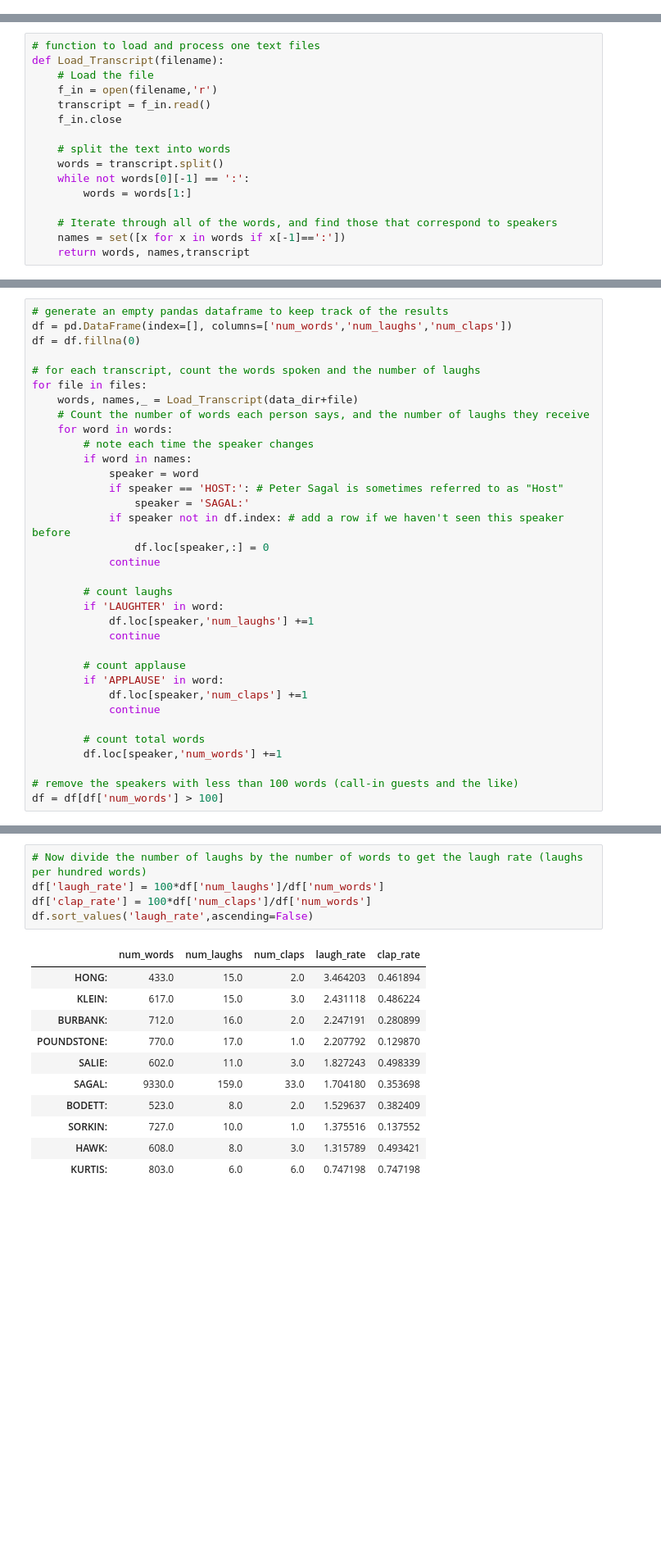
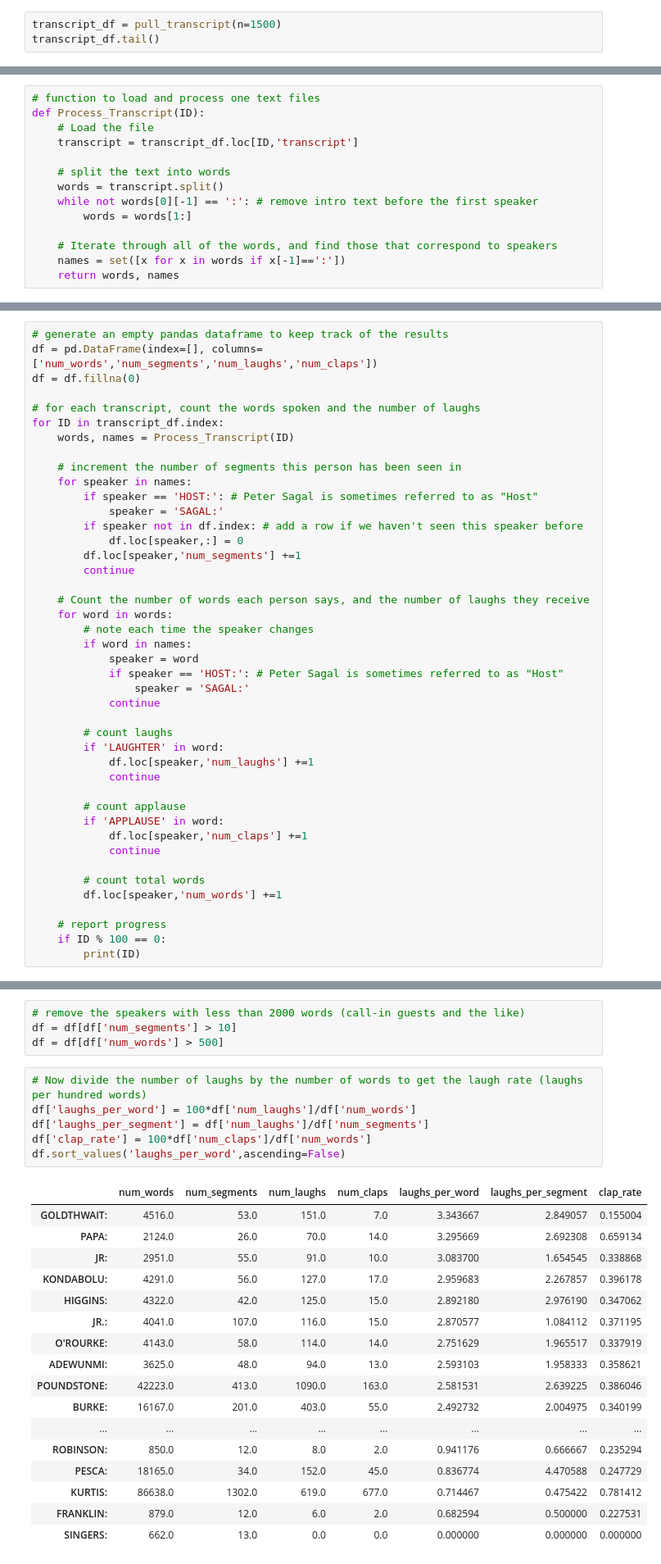
Before and after one commit to coraames/WaitWait, a Jupyter notebook: Wait Wait, Don't Analyze Me!.ipynb, the cells around one changed output, grey strips where cells are left out. Shown: that part at 82% size. Saved outputs shown, nothing was run; the diff lists cells and outputs as text; blank space fills up the shorter version.

```diff
--- a/Wait Wait, Don't Analyze Me!.ipynb
+++ b/Wait Wait, Don't Analyze Me!.ipynb
@@ -30,0 +50,3 @@ plt.rc('font', **font)
+# %%
+transcript_df = pull_transcript(n=1500)
+transcript_df.tail()
@@ -31,16 +61,14 @@ plt.rc('font', **font)
 # %%
 # function to load and process one text files
-def Load_Transcript(filename):
+def Process_Transcript(ID):
     # Load the file
-    f_in = open(filename,'r')
-    transcript = f_in.read()
-    f_in.close
+    transcript = transcript_df.loc[ID,'transcript']
 
     # split the text into words
     words = transcript.split()
-    while not words[0][-1] == ':':
+    while not words[0][-1] == ':': # remove intro text before the first speaker
         words = words[1:]
 
     # Iterate through all of the words, and find those that correspond to speakers
     names = set([x for x in words if x[-1]==':'])
-    return words, names,transcript
+    return words, names
@@ -56,12 +80,22 @@ files = files[1:]
 The first question I address is which panelist is the funniest. I'm aided in this process by the fact that laughter is marked in the transcripts, with the label "(LAUGHTER)". Thus, I can look at every laugh, and figure out who caused it. But people who talk more are likely to get more laughs than those who don't talk much, on average. So, I will calculate the "**Laugh rate**," defined as the number of laughs each speaker gets per hundred words they speak. I will save my results in a pandas table.
 # %%
 # generate an empty pandas dataframe to keep track of the results
-df = pd.DataFrame(index=[], columns=['num_words','num_laughs','num_claps'])
+df = pd.DataFrame(index=[], columns=['num_words','num_segments','num_laughs','num_claps'])
 df = df.fillna(0)
 
 # for each transcript, count the words spoken and the number of laughs
-for file in files:
-    words, names,_ = Load_Transcript(data_dir+file)
+for ID in transcript_df.index:
+    words, names = Process_Transcript(ID)
+
+    # increment the number of segments this person has been seen in
+    for speaker in names:
+        if speaker == 'HOST:': # Peter Sagal is sometimes referred to as "Host"
+            speaker = 'SAGAL:'
+        if speaker not in df.index: # add a row if we haven't seen this speaker before
+            df.loc[speaker,:] = 0
+        df.loc[speaker,'num_segments'] +=1
+        continue
+
     # Count the number of words each person says, and the number of laughs they receive
     for word in words:
         # note each time the speaker changes
@@ -69,8 +103,6 @@ for file in files:
             speaker = word
             if speaker == 'HOST:': # Peter Sagal is sometimes referred to as "Host"
                 speaker = 'SAGAL:'
-            if speaker not in df.index: # add a row if we haven't seen this speaker before
-                df.loc[speaker,:] = 0
             continue
 
         # count laughs
@@ -86,5 +118,6 @@ for file in files:
         # count total words
         df.loc[speaker,'num_words'] +=1
 
-# remove the speakers with less than 100 words (call-in guests and the like)
-df = df[df['num_words'] > 100]
+    # report progress
+    if ID % 100 == 0:
+        print(ID)
@@ -91,19 +158,30 @@ df = df[df['num_words'] > 100]
+# %%
+# remove the speakers with less than 2000 words (call-in guests and the like)
+df = df[df['num_segments'] > 10]
+df = df[df['num_words'] > 500]
 # %%
 # Now divide the number of laughs by the number of words to get the laugh rate (laughs per hundred words)
-df['laugh_rate'] = 100*df['num_laughs']/df['num_words']
+df['laughs_per_word'] = 100*df['num_laughs']/df['num_words']
+df['laughs_per_segment'] = df['num_laughs']/df['num_segments']
 df['clap_rate'] = 100*df['num_claps']/df['num_words']
-df.sort_values('laugh_rate',ascending=False)
+df.sort_values('laughs_per_word',ascending=False)
 # %% [output]
-|  | num_words | num_laughs | num_claps | laugh_rate | clap_rate |
-| HONG: | 433.0 | 15.0 | 2.0 | 3.464203 | 0.461894 |
-| KLEIN: | 617.0 | 15.0 | 3.0 | 2.431118 | 0.486224 |
-| BURBANK: | 712.0 | 16.0 | 2.0 | 2.247191 | 0.280899 |
-| POUNDSTONE: | 770.0 | 17.0 | 1.0 | 2.207792 | 0.129870 |
-| SALIE: | 602.0 | 11.0 | 3.0 | 1.827243 | 0.498339 |
-| SAGAL: | 9330.0 | 159.0 | 33.0 | 1.704180 | 0.353698 |
-| BODETT: | 523.0 | 8.0 | 2.0 | 1.529637 | 0.382409 |
-| SORKIN: | 727.0 | 10.0 | 1.0 | 1.375516 | 0.137552 |
-| HAWK: | 608.0 | 8.0 | 3.0 | 1.315789 | 0.493421 |
-| KURTIS: | 803.0 | 6.0 | 6.0 | 0.747198 | 0.747198 |
+|  | num_words | num_segments | num_laughs | num_claps | laughs_per_word | laughs_per_segment | clap_rate |
+| GOLDTHWAIT: | 4516.0 | 53.0 | 151.0 | 7.0 | 3.343667 | 2.849057 | 0.155004 |
+| PAPA: | 2124.0 | 26.0 | 70.0 | 14.0 | 3.295669 | 2.692308 | 0.659134 |
+| JR: | 2951.0 | 55.0 | 91.0 | 10.0 | 3.083700 | 1.654545 | 0.338868 |
+| KONDABOLU: | 4291.0 | 56.0 | 127.0 | 17.0 | 2.959683 | 2.267857 | 0.396178 |
+| HIGGINS: | 4322.0 | 42.0 | 125.0 | 15.0 | 2.892180 | 2.976190 | 0.347062 |
+| JR.: | 4041.0 | 107.0 | 116.0 | 15.0 | 2.870577 | 1.084112 | 0.371195 |
+| O'ROURKE: | 4143.0 | 58.0 | 114.0 | 14.0 | 2.751629 | 1.965517 | 0.337919 |
+| ADEWUNMI: | 3625.0 | 48.0 | 94.0 | 13.0 | 2.593103 | 1.958333 | 0.358621 |
+| POUNDSTONE: | 42223.0 | 413.0 | 1090.0 | 163.0 | 2.581531 | 2.639225 | 0.386046 |
+| BURKE: | 16167.0 | 201.0 | 403.0 | 55.0 | 2.492732 | 2.004975 | 0.340199 |
+| ... | ... | ... | ... | ... | ... | ... | ... |
+| ROBINSON: | 850.0 | 12.0 | 8.0 | 2.0 | 0.941176 | 0.666667 | 0.235294 |
+| PESCA: | 18165.0 | 34.0 | 152.0 | 45.0 | 0.836774 | 4.470588 | 0.247729 |
+| KURTIS: | 86638.0 | 1302.0 | 619.0 | 677.0 | 0.714467 | 0.475422 | 0.781412 |
+| FRANKLIN: | 879.0 | 12.0 | 6.0 | 2.0 | 0.682594 | 0.500000 | 0.227531 |
+| SINGERS: | 662.0 | 13.0 | 0.0 | 0.0 | 0.000000 | 0.000000 | 0.000000 |
 # %%
 plt.figure(figsize=(20,5));
```
Also changed, not shown: parts of 14 cells of this notebook, 4 other files.
